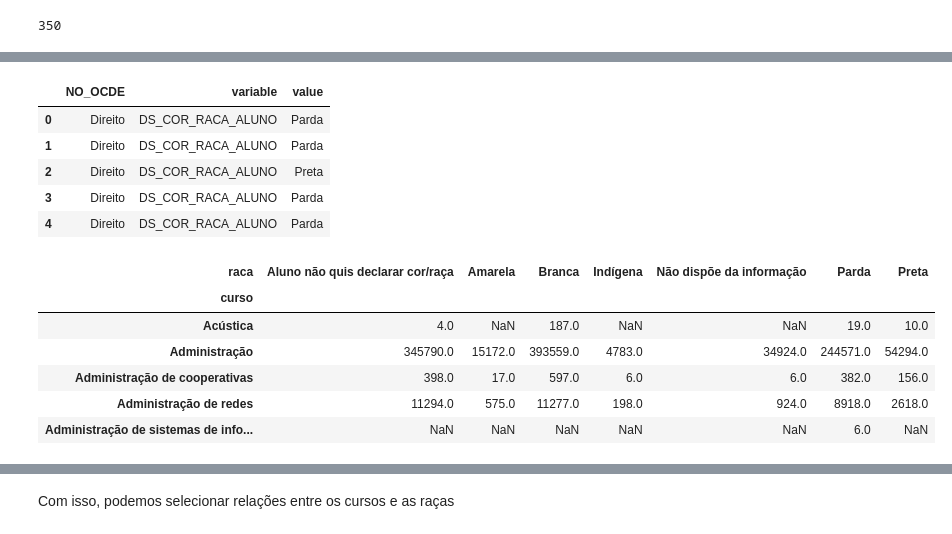
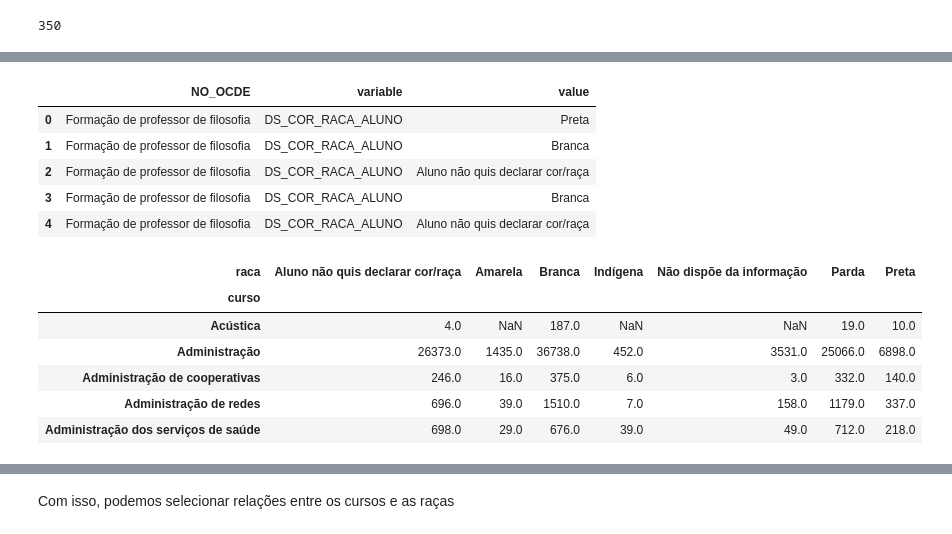
Before and after one commit to if1015-datascience-ufpe/2018-1-projeto-farm-lands, a Jupyter notebook: ass6.ipynb, the cells around one changed output, grey strips where cells are left out. Saved outputs shown, nothing was run; the diff lists cells and outputs as text; code cells hidden in the pictures.

```diff
--- a/ass6.ipynb
+++ b/ass6.ipynb
@@ -12,12 +12,3 @@ if not os.path.exists("data"):
     !cd data && rm -r ANEXOS LEIA-ME DADOS FILTROS && rm microdados_censo_superior_2016.zip
 # %% [markdown]
 Coloquei em markdown porque tava demorando pra baixar, já que eu tinha os arquivos aqui... preferi deixar assim por enquanto
-# %%
-import pandas as pd
-
-dataframe_alunos_2016 =  pd.read_csv('data/DM_ALUNO.CSV',
-                                     sep='|', encoding='latin1',
-                                     usecols=['CO_IES','NO_IES' ,'CO_TURNO_ALUNO', 'CO_GRAU_ACADEMICO', 'CO_ALUNO_CURSO', 'DS_COR_RACA_ALUNO',
-                                            'CO_MODALIDADE_ENSINO', 'NO_OCDE', 'DS_SEXO_ALUNO', 'NU_ANO_ALUNO_NASC', 'CO_ALUNO_SITUACAO',
-                                             'IN_FINANC_ESTUDANTIL', 'CO_TIPO_ESCOLA_ENS_MEDIO', 'ANO_INGRESSO', 'IN_DEF_FISICA'])
-dataframe_alunos_2016.head()
@@ -49,3 +44,10 @@ qtd_cursos = len(DF_alunos2016.NO_OCDE.drop_duplicates())
 qtd_cursos
 # %% [output]
 350
+# %%
+curso_raca_Publico = DF_alunos2016[((DF_alunos2016.CO_CATEGORIA_ADMINISTRATIVA == 1)|(DF_alunos2016.CO_CATEGORIA_ADMINISTRATIVA == 2)|
+                                  (DF_alunos2016.CO_CATEGORIA_ADMINISTRATIVA == 3))]
+
+curso_raca_Publico = pd.melt(curso_raca_Publico, id_vars = 'NO_OCDE', value_vars ='DS_COR_RACA_ALUNO')
+
+curso_raca_Publico.head()
@@ -52,30 +61,31 @@ qtd_cursos
 # %%
-curso_raca = DF_alunos2016
-curso_raca = pd.melt(curso_raca, id_vars = 'NO_OCDE', value_vars ='DS_COR_RACA_ALUNO')
+curso_raca_Privado = DF_alunos2016[((DF_alunos2016.CO_CATEGORIA_ADMINISTRATIVA == 4)|(DF_alunos2016.CO_CATEGORIA_ADMINISTRATIVA == 5))]
 
-curso_raca.head()
+curso_raca_Privado = pd.melt(curso_raca_Privado, id_vars = 'NO_OCDE', value_vars ='DS_COR_RACA_ALUNO')
+
+curso_raca_Privado.head()
 # %% [output]
 |  | NO_OCDE | variable | value |
-| 0 | Direito | DS_COR_RACA_ALUNO | Parda |
-| 1 | Direito | DS_COR_RACA_ALUNO | Parda |
-| 2 | Direito | DS_COR_RACA_ALUNO | Preta |
-| 3 | Direito | DS_COR_RACA_ALUNO | Parda |
-| 4 | Direito | DS_COR_RACA_ALUNO | Parda |
+| 0 | Formação de professor de filosofia | DS_COR_RACA_ALUNO | Preta |
+| 1 | Formação de professor de filosofia | DS_COR_RACA_ALUNO | Branca |
+| 2 | Formação de professor de filosofia | DS_COR_RACA_ALUNO | Aluno não quis declarar cor/raça |
+| 3 | Formação de professor de filosofia | DS_COR_RACA_ALUNO | Branca |
+| 4 | Formação de professor de filosofia | DS_COR_RACA_ALUNO | Aluno não quis declarar cor/raça |
 # %%
-curso_raca = curso_raca.rename(columns= {'value' : 'raca'})
-curso_raca = curso_raca.rename(columns= {'NO_OCDE' : 'curso'})
-curso_raca = curso_raca.rename(columns= {'variable' : 'qtd'})
+curso_raca_Publico = curso_raca_Publico.rename(columns= {'value' : 'raca'})
+curso_raca_Publico = curso_raca_Publico.rename(columns= {'NO_OCDE' : 'curso'})
+curso_raca_Publico = curso_raca_Publico.rename(columns= {'variable' : 'qtd'})
 
-curso_raca = curso_raca.replace(to_replace = 'DS_COR_RACA_ALUNO', value = 1)
+curso_raca_Publico = curso_raca_Publico.replace(to_replace = 'DS_COR_RACA_ALUNO', value = 1)
 
-curso_raca = curso_raca.pivot_table(index = 'curso', columns='raca', values= 'qtd',aggfunc='sum')
+curso_raca_Publico = curso_raca_Publico.pivot_table(index = 'curso', columns='raca', values= 'qtd',aggfunc='sum')
 
-curso_raca.head()
+curso_raca_Publico.head()
 # %% [output]
 | raca | Aluno não quis declarar cor/raça | Amarela | Branca | Indígena | Não dispõe da informação | Parda | Preta |
 | curso |  |  |  |  |  |  |  |
 | Acústica | 4.0 | NaN | 187.0 | NaN | NaN | 19.0 | 10.0 |
-| Administração | 345790.0 | 15172.0 | 393559.0 | 4783.0 | 34924.0 | 244571.0 | 54294.0 |
-| Administração de cooperativas | 398.0 | 17.0 | 597.0 | 6.0 | 6.0 | 382.0 | 156.0 |
-| Administração de redes | 11294.0 | 575.0 | 11277.0 | 198.0 | 924.0 | 8918.0 | 2618.0 |
-| Administração de sistemas de info... | NaN | NaN | NaN | NaN | NaN | 6.0 | NaN |
+| Administração | 26373.0 | 1435.0 | 36738.0 | 452.0 | 3531.0 | 25066.0 | 6898.0 |
+| Administração de cooperativas | 246.0 | 16.0 | 375.0 | 6.0 | 3.0 | 332.0 | 140.0 |
+| Administração de redes | 696.0 | 39.0 | 1510.0 | 7.0 | 158.0 | 1179.0 | 337.0 |
+| Administração dos serviços de saúde | 698.0 | 29.0 | 676.0 | 39.0 | 49.0 | 712.0 | 218.0 |
```
Also changed, not shown: parts of 25 cells of this notebook.
